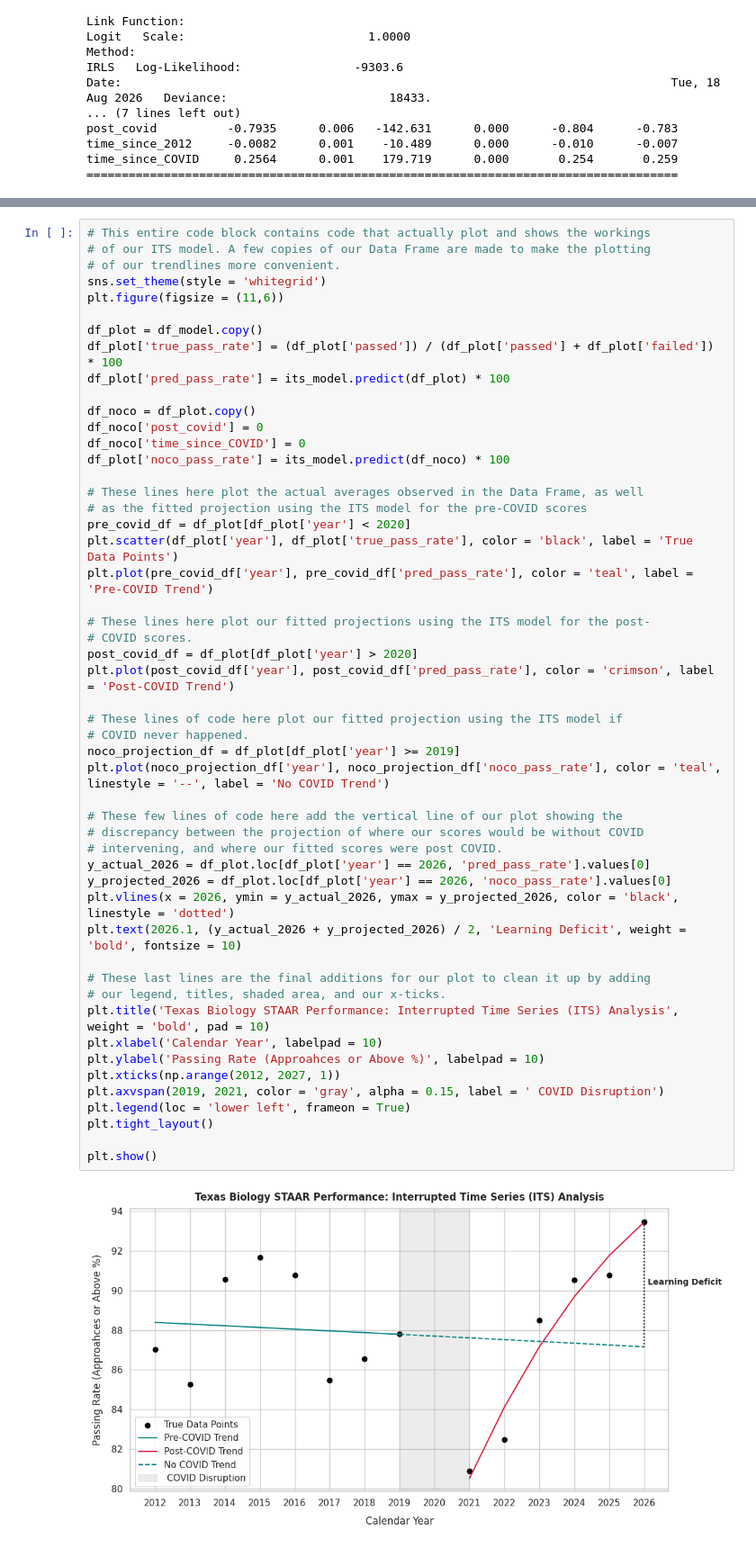
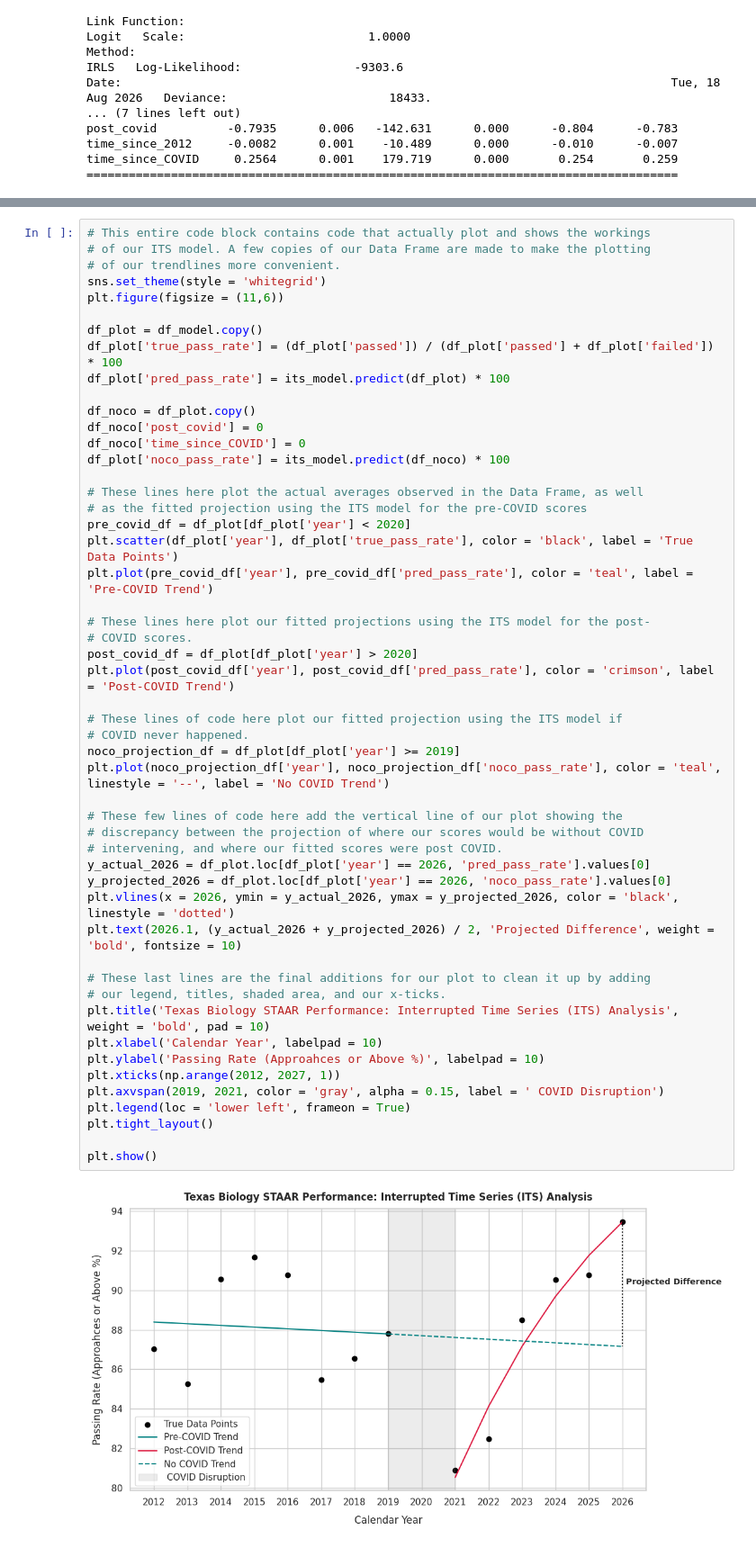
Before and after one commit to prestonmorg/Covid-STAAR, a Jupyter notebook: notebooks/Covid_STAAR_Biology_Notebook.ipynb, the cells around one changed output, grey strips where cells are left out. Shown at 90% size. Drawn from its saved outputs; the diff is of its cells as text.

```diff
--- a/notebooks/Covid_STAAR_Biology_Notebook.ipynb
+++ b/notebooks/Covid_STAAR_Biology_Notebook.ipynb
@@ -214,35 +214,35 @@ plt.plot(pre_covid_df['year'], pre_covid_df['pred_pass_rate'], color = 'teal', l
 
 # These lines here plot our fitted projections using the ITS model for the post-
 # COVID scores.
 post_covid_df = df_plot[df_plot['year'] > 2020]
 plt.plot(post_covid_df['year'], post_covid_df['pred_pass_rate'], color = 'crimson', label = 'Post-COVID Trend')
 
 # These lines of code here plot our fitted projection using the ITS model if
 # COVID never happened.
 noco_projection_df = df_plot[df_plot['year'] >= 2019]
 plt.plot(noco_projection_df['year'], noco_projection_df['noco_pass_rate'], color = 'teal', linestyle = '--', label = 'No COVID Trend')
 
 # These few lines of code here add the vertical line of our plot showing the
 # discrepancy between the projection of where our scores would be without COVID
 # intervening, and where our fitted scores were post COVID.
 y_actual_2026 = df_plot.loc[df_plot['year'] == 2026, 'pred_pass_rate'].values[0]
 y_projected_2026 = df_plot.loc[df_plot['year'] == 2026, 'noco_pass_rate'].values[0]
 plt.vlines(x = 2026, ymin = y_actual_2026, ymax = y_projected_2026, color = 'black', linestyle = 'dotted')
-plt.text(2026.1, (y_actual_2026 + y_projected_2026) / 2, 'Learning Deficit', weight = 'bold', fontsize = 10)
+plt.text(2026.1, (y_actual_2026 + y_projected_2026) / 2, 'Projected Difference', weight = 'bold', fontsize = 10)
 
 # These last lines are the final additions for our plot to clean it up by adding
 # our legend, titles, shaded area, and our x-ticks.
 plt.title('Texas Biology STAAR Performance: Interrupted Time Series (ITS) Analysis', weight = 'bold', pad = 10)
 plt.xlabel('Calendar Year', labelpad = 10)
 plt.ylabel('Passing Rate (Approahces or Above %)', labelpad = 10)
 plt.xticks(np.arange(2012, 2027, 1))
 plt.axvspan(2019, 2021, color = 'gray', alpha = 0.15, label = ' COVID Disruption')
 plt.legend(loc = 'lower left', frameon = True)
 plt.tight_layout()
 
 plt.show()
 # %% [output]
-[figure, old version]
+[figure, new version]
 # %% [markdown]
 This final bit of code here shows what our ITS (interrupted time series) analysis looks like when graphed. The main point of this is to show how COVID might have affected the progression of the rate of students who passed (i.e. scored in the categories of 'Approaches' or higher), while also highlighting how the post-COVID growth is steeper compared to our pre-COVID growth.
 
```
Also changed, not shown: parts of 2 cells of this notebook.
